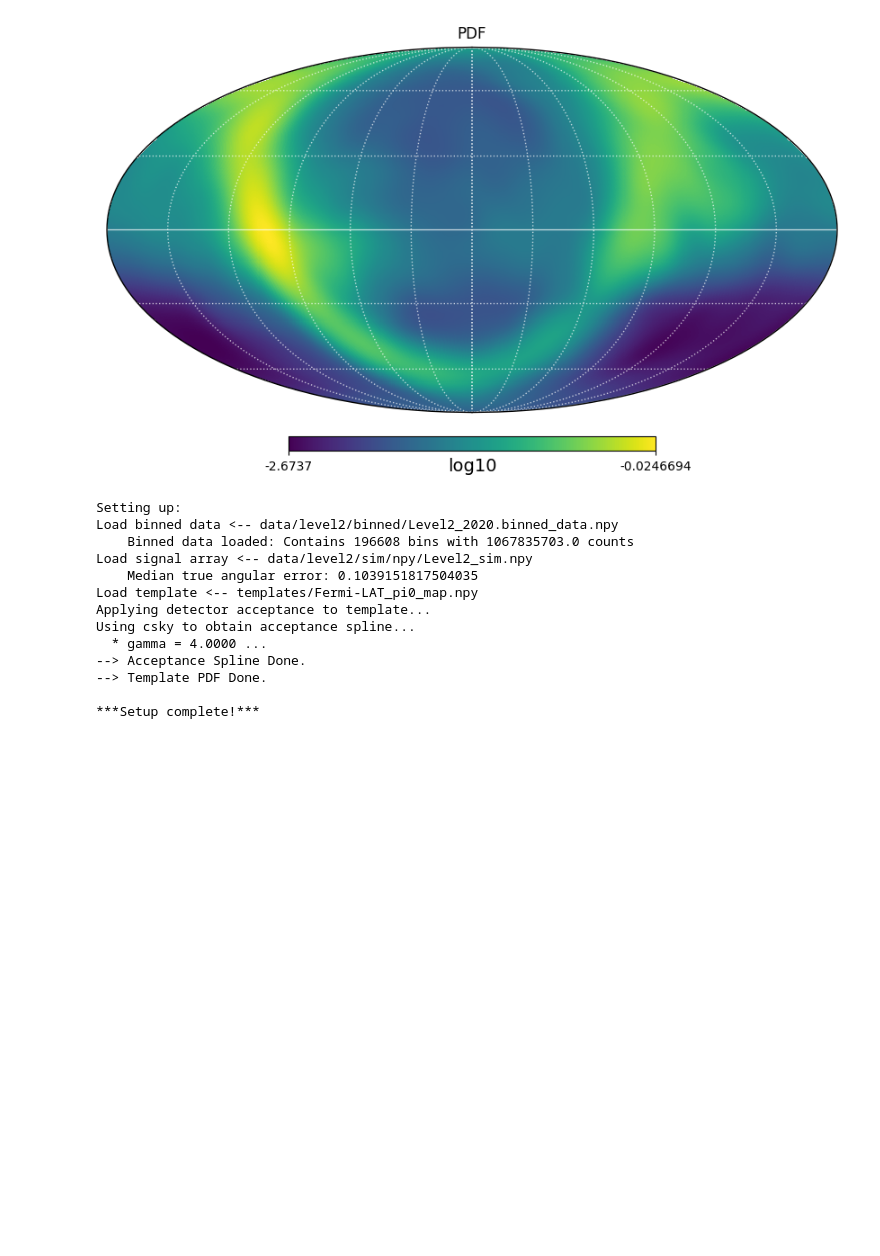
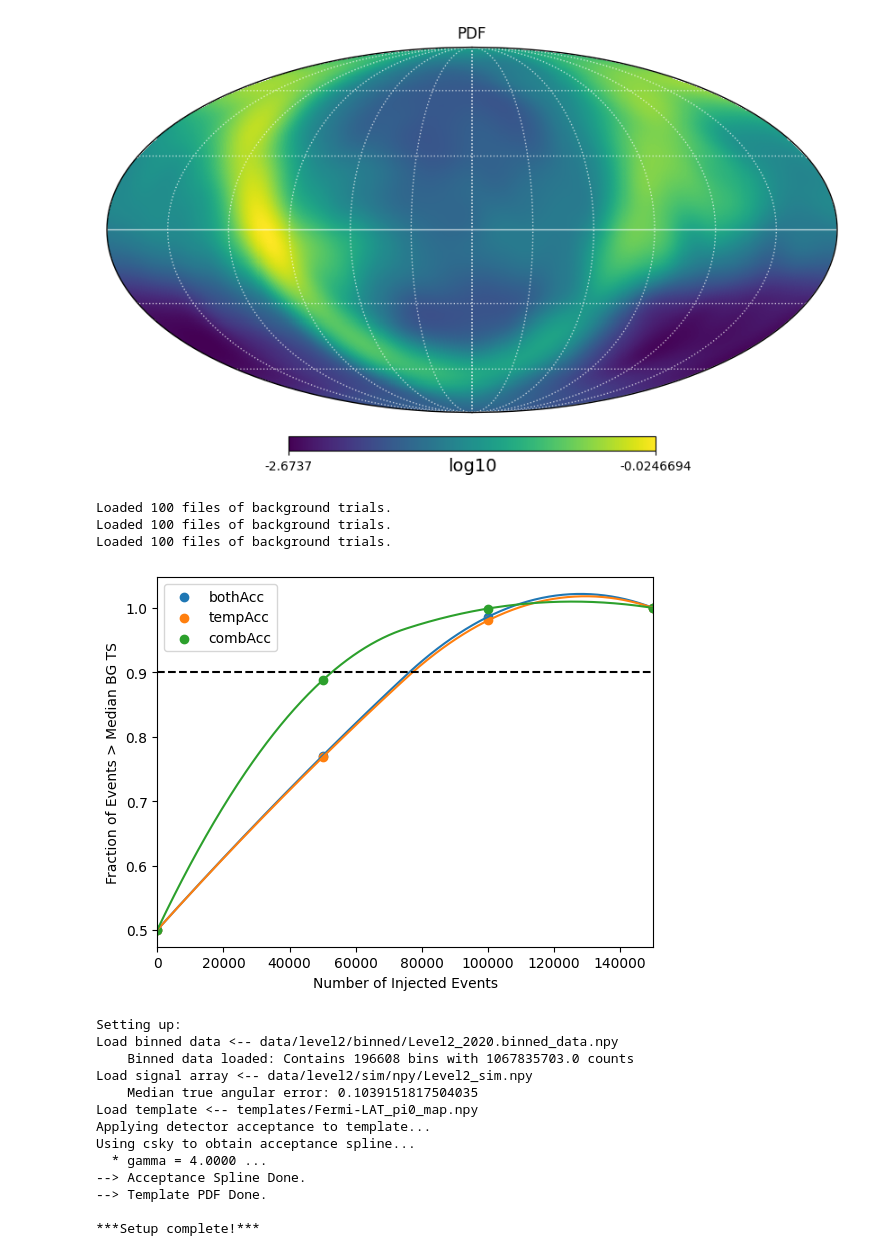
Before and after one commit to MACampana/BinnedTracks, a Jupyter notebook: BinnedAnalysis.ipynb, the cells around one changed output. Saved outputs shown, nothing was run; the diff lists cells and outputs as text; code cells hidden in the pictures; blank space fills up the shorter version.

```diff
--- a/BinnedAnalysis.ipynb
+++ b/BinnedAnalysis.ipynb
@@ -884,8 +884,6 @@ pfs = {}
 dists = {}
 cutoff = 0.1
 for where_acc in ['bothAcc', 'tempAcc', 'combAcc']:
-    if where_acc=='combAcc':
-        cutoff = 0.0631
 
     filelist = sorted(glob(f'/data/user/mcampana/analysis/binned_tracks/trials/bkg/{where_acc}/cutoff/{cutoff}/trials*.npy'))
     bg_tss = np.array([])
@@ -924,6 +922,10 @@ for where_acc in ['bothAcc', 'tempAcc', 'combAcc']:
 
     pfs[where_acc] = passing
     dists[where_acc] = sig_tss
+# %% [output]
+Loaded 100 files of background trials.
+Loaded 100 files of background trials.
+Loaded 100 files of background trials.
 # %%
 plt.figure(facecolor='w')
 bins = np.linspace(0,700,50)
@@ -954,18 +956,20 @@ for where_acc in ['bothAcc', 'tempAcc', 'combAcc']:
 # %%
 colors = {'bothAcc': 'C0', 'tempAcc': 'C1', 'combAcc': 'C2', 'allsky': 'C3'}
 
 plt.figure(facecolor='w')
 for where_acc in ['bothAcc', 'tempAcc', 'combAcc']:
     passing = pfs[where_acc]
     plt.scatter(passing.keys(), passing.values(), label=where_acc, color=colors[where_acc])
     plt.plot(xs, ys[where_acc], color=colors[where_acc])
 
 plt.hlines(0.9, 0, 150000, linestyle='--', color='k')
-plt.legend(title='Acceptance Included in...')
+plt.legend(title='')
 plt.xlabel('Number of Injected Events')
 plt.ylabel('Fraction of Events > Median BG TS')
 plt.xlim(0,150000)
 plt.show()
+# %% [output]
+[figure, added]
 # %%
 class LiMaStats_allsky:
     """For conducting binned calculations using Li, Ma (1983) statistical methods.
```
Also changed, not shown: parts of 1 cell of this notebook, 1 other file.
